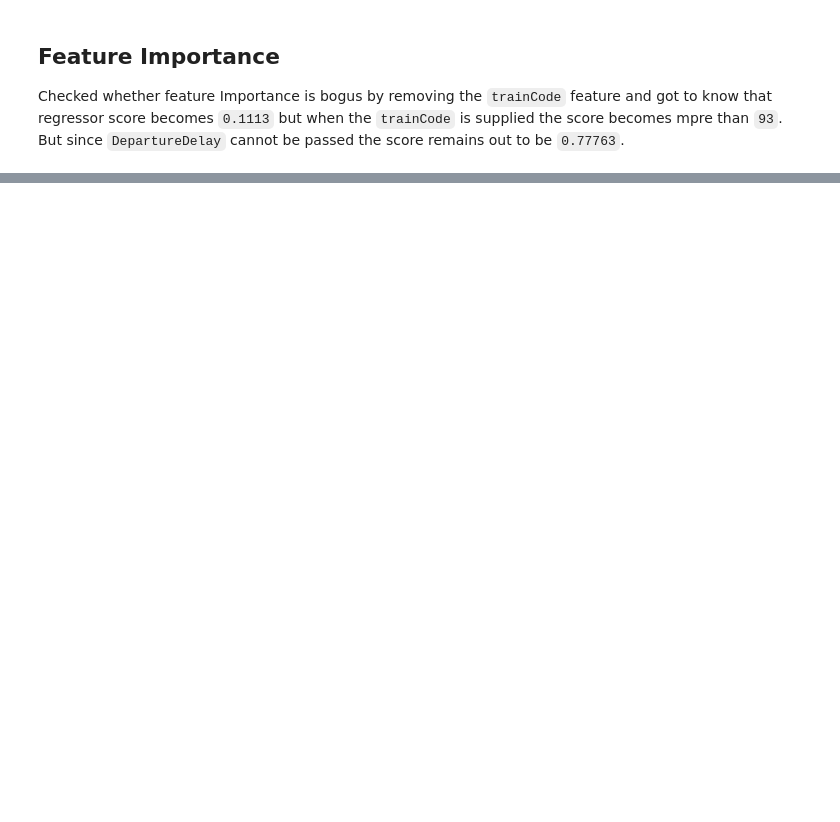
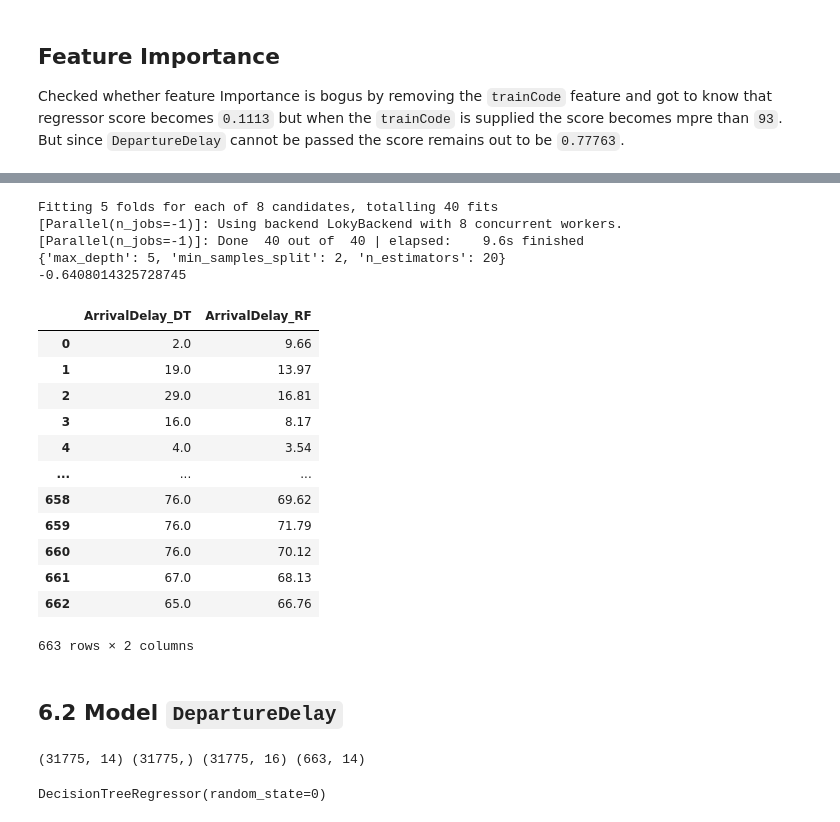
Before and after one commit to anoushkrit/travel-time-prediction, a Jupyter notebook: main.ipynb, the cells around one changed output, grey strips where cells are left out. Drawn from its saved outputs; the diff is of its cells as text; code cells hidden in the pictures; blank space fills up the shorter version.

```diff
--- a/main.ipynb
+++ b/main.ipynb
@@ -352,9 +378,11 @@ Y = train['ArrivalDelay']
 # %% [markdown]
 Creating a test data from the train data to check the accuracy level of the model by cross validation with the existing data
 # %%
+## 6.1.1 DecisionTreeRegressor
+
 X_train, X_test, Y_train, Y_test = train_test_split(X, Y, test_size=0.20, random_state=0)
 
-dt_reg = DecisionTreeRegressor(random_state=0)
-dt_reg.fit(X_train, Y_train)
+dt_reg_AD = DecisionTreeRegressor(random_state=0)
+dt_reg_AD.fit(X_train, Y_train)
 # %% [output]
 DecisionTreeRegressor(random_state=0)
@@ -434,0 +418,6 @@ DecisionTreeRegressor(random_state=0)
+# %%
+## For actual Data
+
+preds = pd.DataFrame()
+dt_reg_AD.fit(X, Y)
+preds['ArrivalDelay_DT'] = dt_reg_AD.predict(test)
@@ -435,2 +456,58 @@ DecisionTreeRegressor(random_state=0)
+# %%
+## Grid Search
+
+
+params = {'n_estimators':[10,20], 'max_depth':[None, 5], 'min_samples_split':[2,3]}
+rf_reg_AD = RandomForestRegressor(random_state=0)
+reg_grid_AD = GridSearchCV(rf_reg_AD, params, cv=5, n_jobs=-1, verbose=1)
+reg_grid_AD.fit(X, Y)
+print(reg_grid_AD.best_params_)
+print(reg_grid_AD.best_score_)
+# %% [output]
+Fitting 5 folds for each of 8 candidates, totalling 40 fits
+[Parallel(n_jobs=-1)]: Using backend LokyBackend with 8 concurrent workers.
+[Parallel(n_jobs=-1)]: Done  40 out of  40 | elapsed:    9.6s finished
+{'max_depth': 5, 'min_samples_split': 2, 'n_estimators': 20}
+-0.6408014325728745
+# %%
+## For actual Data
+
+rf_reg_AD.fit(X, Y)
+preds['ArrivalDelay_RF'] = rf_reg_AD.predict(test)
+preds
+# %% [output]
+|  | ArrivalDelay_DT | ArrivalDelay_RF |
+| 0 | 2.0 | 9.66 |
+| 1 | 19.0 | 13.97 |
+| 2 | 29.0 | 16.81 |
+| 3 | 16.0 | 8.17 |
+| 4 | 4.0 | 3.54 |
+| ... | ... | ... |
+| 658 | 76.0 | 69.62 |
+| 659 | 76.0 | 71.79 |
+| 660 | 76.0 | 70.12 |
+| 661 | 67.0 | 68.13 |
+| 662 | 65.0 | 66.76 |
+663 rows × 2 columns
+# %% [markdown]
+## 6.2 Model `DepartureDelay`
+# %%
+# Get the Dependent and Independent Features.
+##  Model DD
+
+X = train.drop(['ArrivalDelay', 'DepartureDelay'], axis=1)
+Y = train['DepartureDelay']
+print(X.shape, Y.shape, train.shape, test.shape)
+# %% [output]
+(31775, 14) (31775,) (31775, 16) (663, 14)
+# %%
+## 6.2.1 DecisionTreeRegressor
+
+X_train, X_test, Y_train, Y_test = train_test_split(X, Y, test_size=0.20, random_state=0)
+
+dt_reg_DD = DecisionTreeRegressor(random_state=0)
+dt_reg_DD.fit(X_train, Y_train)
+# %% [output]
+DecisionTreeRegressor(random_state=0)
 # %%
 print("Feature Importance:\n")
```
Also changed, not shown: parts of 28 cells of this notebook, 2 other files.
